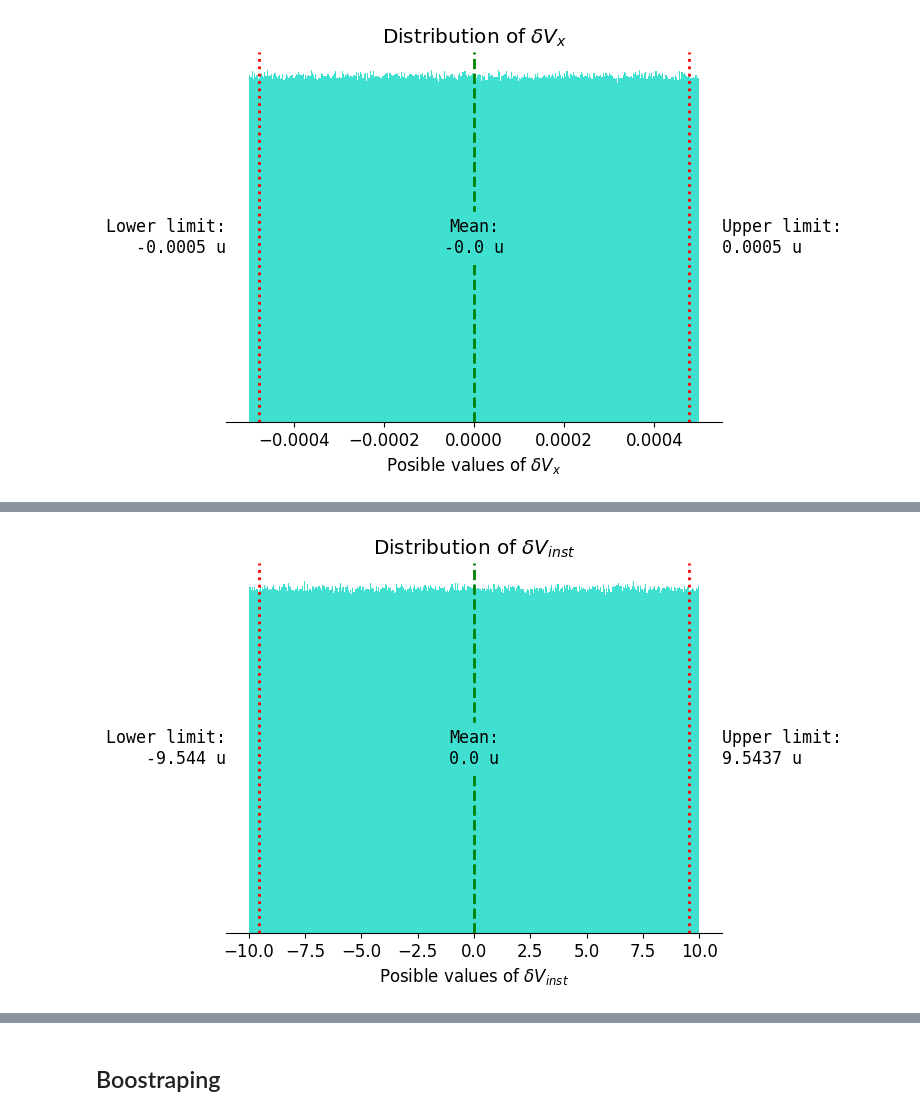
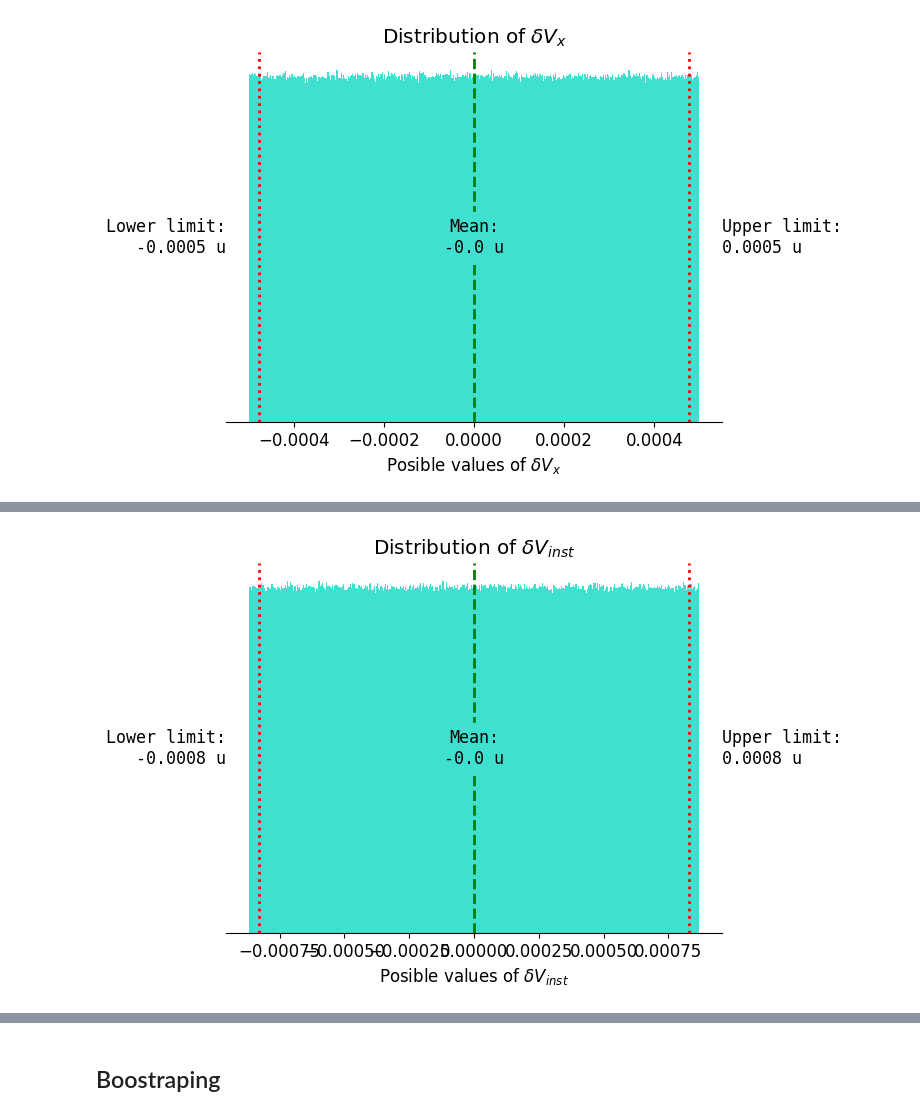
Before and after one commit to JuanMtzQ/Uncertainty_measurement, a Jupyter notebook: uncertainty_calculation.ipynb, the cells around one changed output, grey strips where cells are left out. Drawn from its saved outputs; the diff is of its cells as text; code cells hidden in the pictures.

```diff
--- a/uncertainty_calculation.ipynb
+++ b/uncertainty_calculation.ipynb
@@ -155,10 +155,10 @@ histogram_confidence_interval("V_{cal}", V_cal, 0.9545, N, bins, 'turquoise')
 # %%
 # Uniform distribution
-a, b = 10, -10
+a, b = 0.00087, -0.00087
 dV_inst = np.random.uniform(a, b, N)
 histogram_confidence_interval("\delta V_{inst}", dV_inst, 0.9545, N, bins, 'turquoise')
 # %% [output]
-[figure, old version]
+[figure, new version]
 # %%
 # Uncertainty of E
 E = (Vx + dVx) - (V_cal + dV_inst)
```
Also changed, not shown: parts of 17 cells of this notebook.
